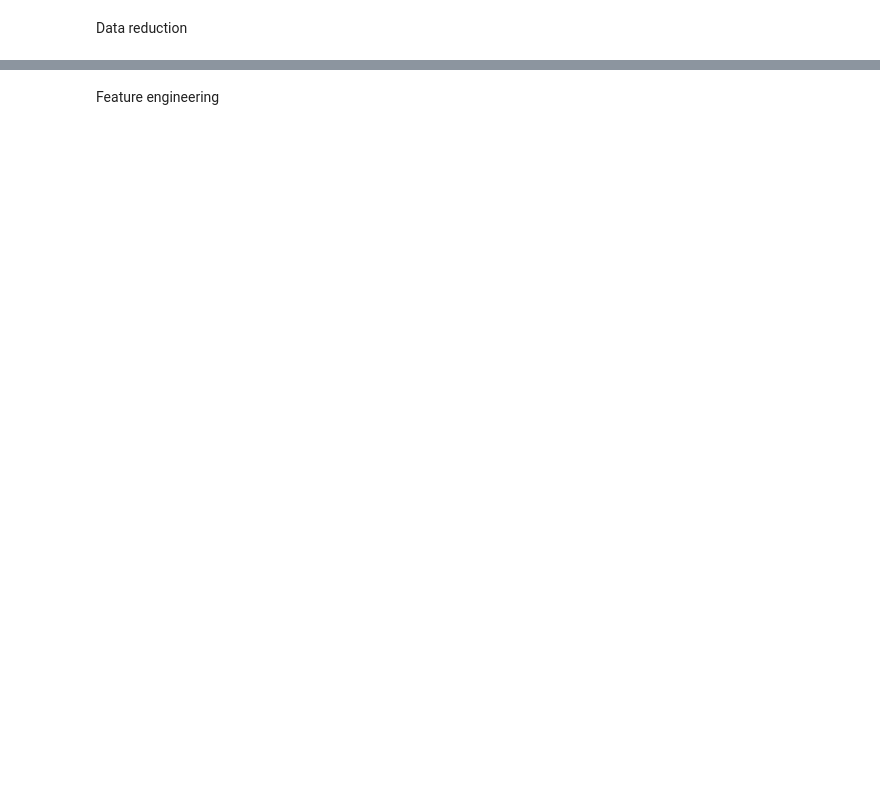
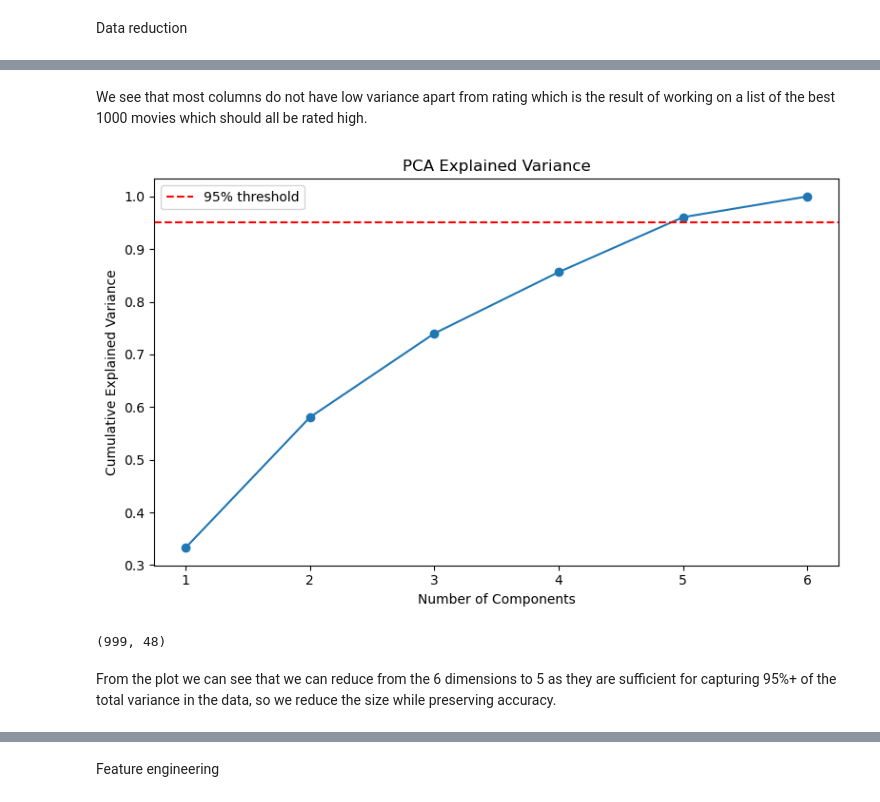
Before and after one commit to mihairusu05/Fundamentals-in-Machine-Learning, a Jupyter notebook: Homeworks/Hw1/hw1.ipynb, the cells around one changed output, grey strips where cells are left out. Saved outputs shown, nothing was run; the diff lists cells and outputs as text; code cells hidden in the pictures; blank space fills up the shorter version.

```diff
--- a/Homeworks/Hw1/hw1.ipynb
+++ b/Homeworks/Hw1/hw1.ipynb
@@ -302,0 +357,34 @@ Data reduction
+# %% [markdown]
+We see that most columns do not have low variance apart from rating which is the result of working on a list of the best 1000 movies which should all be rated high.
+# %%
+# Here we make a plot to see what is the maximum number of columns we can reduce to
+# While maintaining at least 95 % of the data regarding the variance in our dataset
+
+from sklearn.decomposition import PCA
+
+scaled_cols = ['IMDB_Rating_Scaled', 'Meta_score_Scaled', 'Runtime_Scaled','Gross_Scaled', 'No_of_Votes_Scaled', 'Released_Year_Scaled']
+
+pca = PCA()
+pca.fit(df_clean[scaled_cols])
+
+cumulative_variance = np.cumsum(pca.explained_variance_ratio_)
+
+plt.figure(figsize=(8, 5))
+plt.plot(range(1, len(cumulative_variance) + 1),
+         cumulative_variance, marker='o')
+plt.axhline(y=0.95, color='r', linestyle='--', label='95% threshold')
+plt.xlabel('Number of Components')
+plt.ylabel('Cumulative Explained Variance')
+plt.title('PCA Explained Variance')
+plt.legend()
+plt.tight_layout()
+plt.show()
+# %% [output]
+[figure, added]
+# %%
+df_clean.shape
+# %% [output]
+(999, 48)
+# %% [markdown]
+From the plot we can see that we can reduce from the 6 dimensions to 5 as they are sufficient for
+capturing 95%+ of the total variance in the data, so we reduce the size while preserving accuracy.
```
Also changed, not shown: parts of 35 cells of this notebook, 1 other file.
